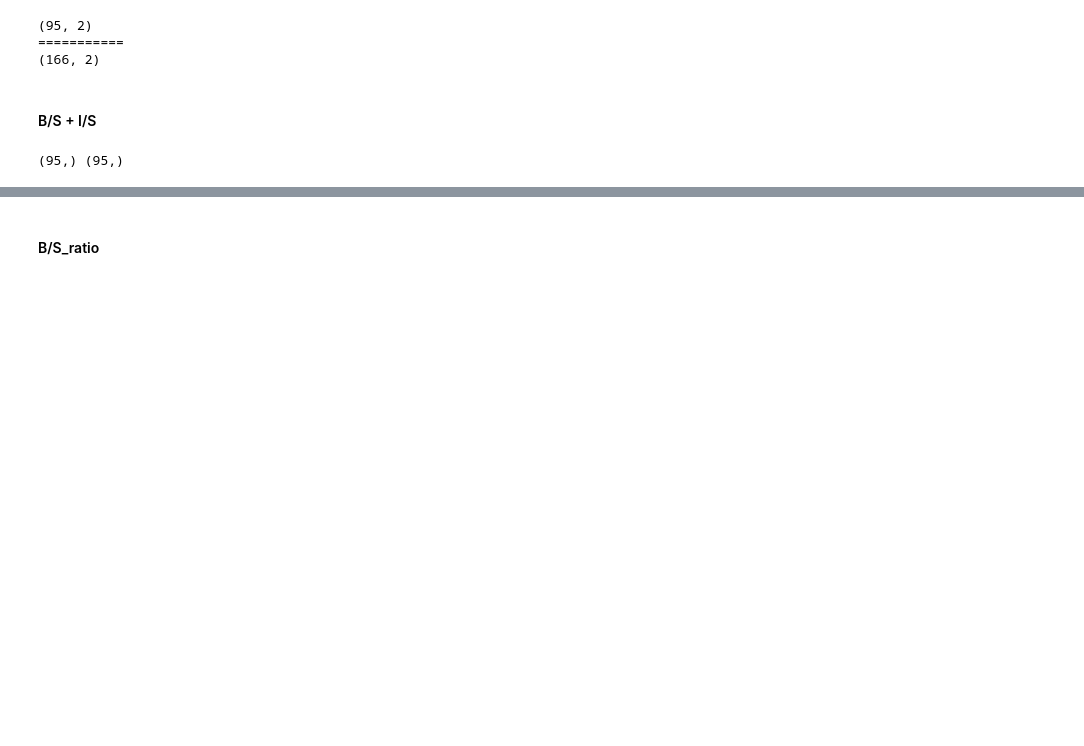
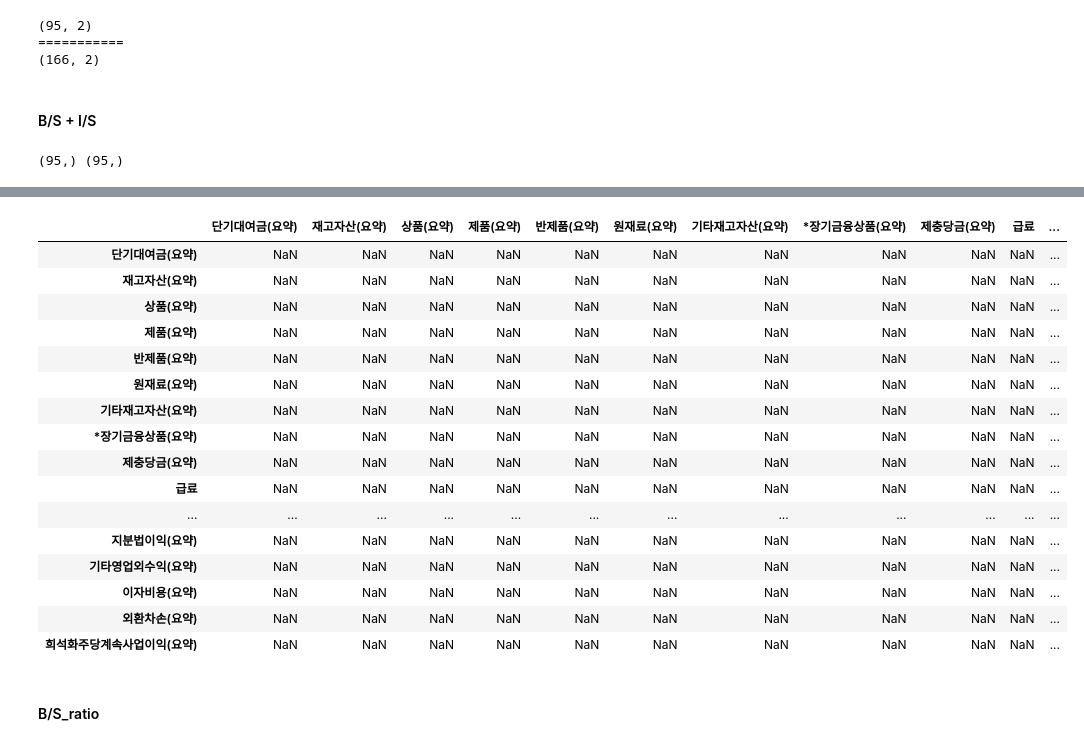
Before and after one commit to JxxHxxx/Ubion-CorporateBankruptcyAnalysis, a Jupyter notebook: Code/JY/feature_selection.ipynb, the cells around one changed output, grey strips where cells are left out. Saved outputs shown, nothing was run; the diff lists cells and outputs as text; code cells hidden in the pictures; blank space fills up the shorter version.

Commit message:
'corr NaN 값 해결실패'

```diff
--- a/Code/JY/feature_selection.ipynb
+++ b/Code/JY/feature_selection.ipynb
@@ -211,3 +211,23 @@ plt.show()
+# %%
+subset_las_1.T.corr(method = 'kendall') #spearman, kendall, pearson
+# %% [output]
+|  | 단기대여금(요약) | 재고자산(요약) | 상품(요약) | 제품(요약) | 반제품(요약) | 원재료(요약) | 기타재고자산(요약) | *장기금융상품(요약) | 제충당금(요약) | 급료 | ... |
+| 단기대여금(요약) | NaN | NaN | NaN | NaN | NaN | NaN | NaN | NaN | NaN | NaN | ... |
+| 재고자산(요약) | NaN | NaN | NaN | NaN | NaN | NaN | NaN | NaN | NaN | NaN | ... |
+| 상품(요약) | NaN | NaN | NaN | NaN | NaN | NaN | NaN | NaN | NaN | NaN | ... |
+| 제품(요약) | NaN | NaN | NaN | NaN | NaN | NaN | NaN | NaN | NaN | NaN | ... |
+| 반제품(요약) | NaN | NaN | NaN | NaN | NaN | NaN | NaN | NaN | NaN | NaN | ... |
+| 원재료(요약) | NaN | NaN | NaN | NaN | NaN | NaN | NaN | NaN | NaN | NaN | ... |
+| 기타재고자산(요약) | NaN | NaN | NaN | NaN | NaN | NaN | NaN | NaN | NaN | NaN | ... |
+| *장기금융상품(요약) | NaN | NaN | NaN | NaN | NaN | NaN | NaN | NaN | NaN | NaN | ... |
+| 제충당금(요약) | NaN | NaN | NaN | NaN | NaN | NaN | NaN | NaN | NaN | NaN | ... |
+| 급료 | NaN | NaN | NaN | NaN | NaN | NaN | NaN | NaN | NaN | NaN | ... |
+| ... | ... | ... | ... | ... | ... | ... | ... | ... | ... | ... | ... |
+| 지분법이익(요약) | NaN | NaN | NaN | NaN | NaN | NaN | NaN | NaN | NaN | NaN | ... |
+| 기타영업외수익(요약) | NaN | NaN | NaN | NaN | NaN | NaN | NaN | NaN | NaN | NaN | ... |
+| 이자비용(요약) | NaN | NaN | NaN | NaN | NaN | NaN | NaN | NaN | NaN | NaN | ... |
+| 외환차손(요약) | NaN | NaN | NaN | NaN | NaN | NaN | NaN | NaN | NaN | NaN | ... |
+| 희석화주당계속사업이익(요약) | NaN | NaN | NaN | NaN | NaN | NaN | NaN | NaN | NaN | NaN | ... |
 # %% [markdown]
 #### B/S_ratio
 # %%
```
Also changed, not shown: parts of 11 cells of this notebook.
